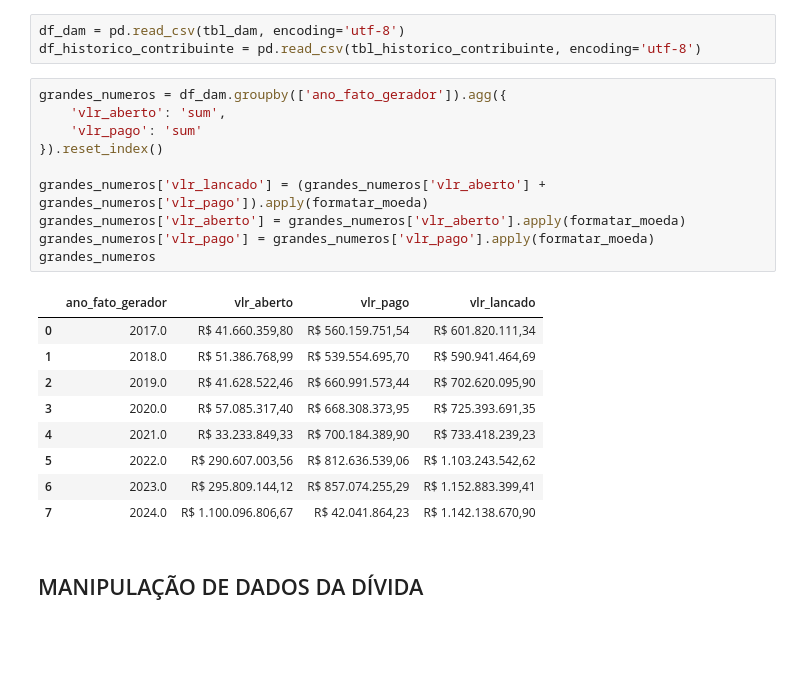
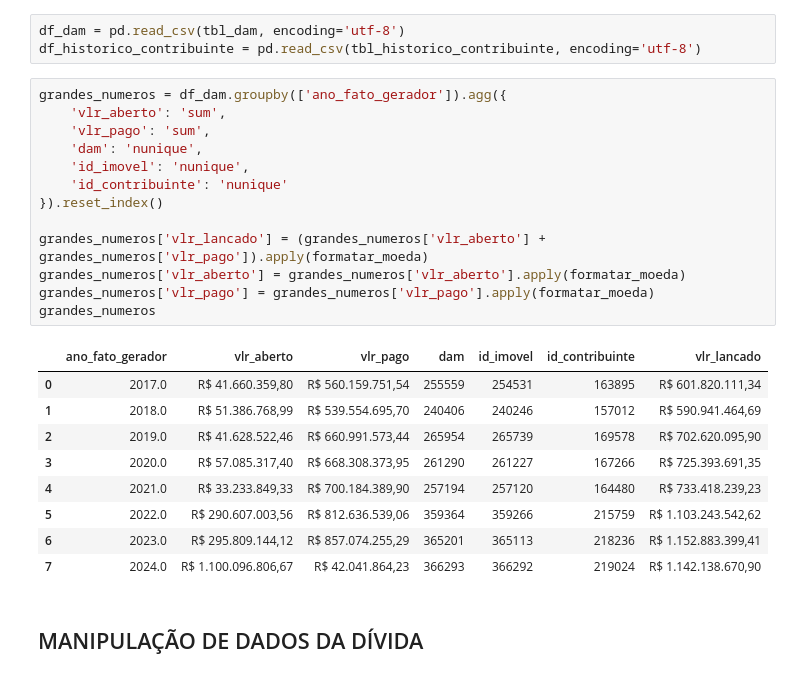
Before and after one commit to LanCarv/divida_ativa, a Jupyter notebook: regressao_iptu copy.ipynb, the cells around one changed output. Saved outputs shown, nothing was run; the diff lists cells and outputs as text; blank space fills up the shorter version.

```diff
--- a/regressao_iptu copy.ipynb
+++ b/regressao_iptu copy.ipynb
@@ -32,23 +32,26 @@ df_historico_contribuinte = pd.read_csv(tbl_historico_contribuinte, encoding='ut
 # %%
 grandes_numeros = df_dam.groupby(['ano_fato_gerador']).agg({
     'vlr_aberto': 'sum',
-    'vlr_pago': 'sum'
+    'vlr_pago': 'sum',
+    'dam': 'nunique',
+    'id_imovel': 'nunique',
+    'id_contribuinte': 'nunique'
 }).reset_index()
 
 grandes_numeros['vlr_lancado'] = (grandes_numeros['vlr_aberto'] + grandes_numeros['vlr_pago']).apply(formatar_moeda)
 grandes_numeros['vlr_aberto'] = grandes_numeros['vlr_aberto'].apply(formatar_moeda)
 grandes_numeros['vlr_pago'] = grandes_numeros['vlr_pago'].apply(formatar_moeda)
 grandes_numeros
 # %% [output]
-|  | ano_fato_gerador | vlr_aberto | vlr_pago | vlr_lancado |
-| 0 | 2017.0 | R$ 41.660.359,80 | R$ 560.159.751,54 | R$ 601.820.111,34 |
-| 1 | 2018.0 | R$ 51.386.768,99 | R$ 539.554.695,70 | R$ 590.941.464,69 |
-| 2 | 2019.0 | R$ 41.628.522,46 | R$ 660.991.573,44 | R$ 702.620.095,90 |
-| 3 | 2020.0 | R$ 57.085.317,40 | R$ 668.308.373,95 | R$ 725.393.691,35 |
-| 4 | 2021.0 | R$ 33.233.849,33 | R$ 700.184.389,90 | R$ 733.418.239,23 |
-| 5 | 2022.0 | R$ 290.607.003,56 | R$ 812.636.539,06 | R$ 1.103.243.542,62 |
-| 6 | 2023.0 | R$ 295.809.144,12 | R$ 857.074.255,29 | R$ 1.152.883.399,41 |
-| 7 | 2024.0 | R$ 1.100.096.806,67 | R$ 42.041.864,23 | R$ 1.142.138.670,90 |
+|  | ano_fato_gerador | vlr_aberto | vlr_pago | dam | id_imovel | id_contribuinte | vlr_lancado |
+| 0 | 2017.0 | R$ 41.660.359,80 | R$ 560.159.751,54 | 255559 | 254531 | 163895 | R$ 601.820.111,34 |
+| 1 | 2018.0 | R$ 51.386.768,99 | R$ 539.554.695,70 | 240406 | 240246 | 157012 | R$ 590.941.464,69 |
+| 2 | 2019.0 | R$ 41.628.522,46 | R$ 660.991.573,44 | 265954 | 265739 | 169578 | R$ 702.620.095,90 |
+| 3 | 2020.0 | R$ 57.085.317,40 | R$ 668.308.373,95 | 261290 | 261227 | 167266 | R$ 725.393.691,35 |
+| 4 | 2021.0 | R$ 33.233.849,33 | R$ 700.184.389,90 | 257194 | 257120 | 164480 | R$ 733.418.239,23 |
+| 5 | 2022.0 | R$ 290.607.003,56 | R$ 812.636.539,06 | 359364 | 359266 | 215759 | R$ 1.103.243.542,62 |
+| 6 | 2023.0 | R$ 295.809.144,12 | R$ 857.074.255,29 | 365201 | 365113 | 218236 | R$ 1.152.883.399,41 |
+| 7 | 2024.0 | R$ 1.100.096.806,67 | R$ 42.041.864,23 | 366293 | 366292 | 219024 | R$ 1.142.138.670,90 |
 # %% [markdown]
 ## MANIPULAÇÃO DE DADOS DA DÍVIDA
 # %%
```
Also changed, not shown: parts of 22 cells of this notebook.
